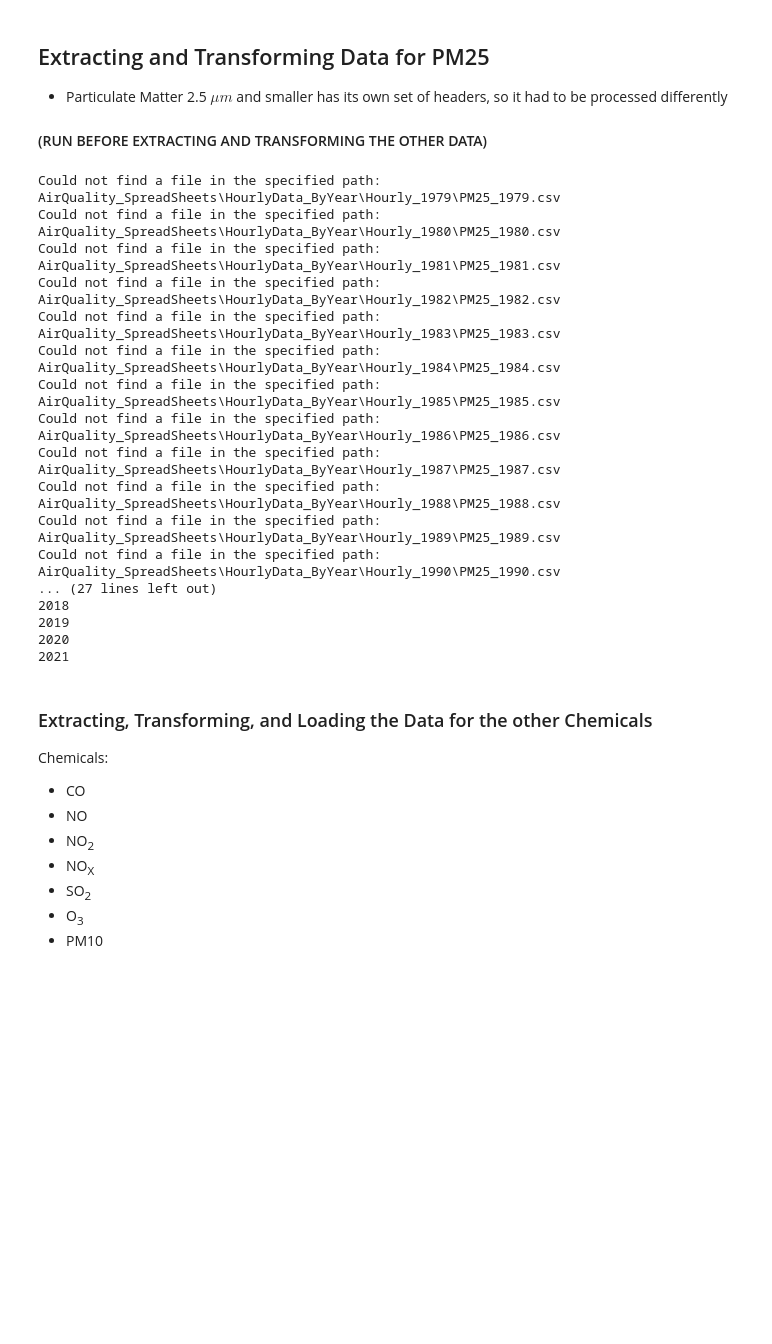
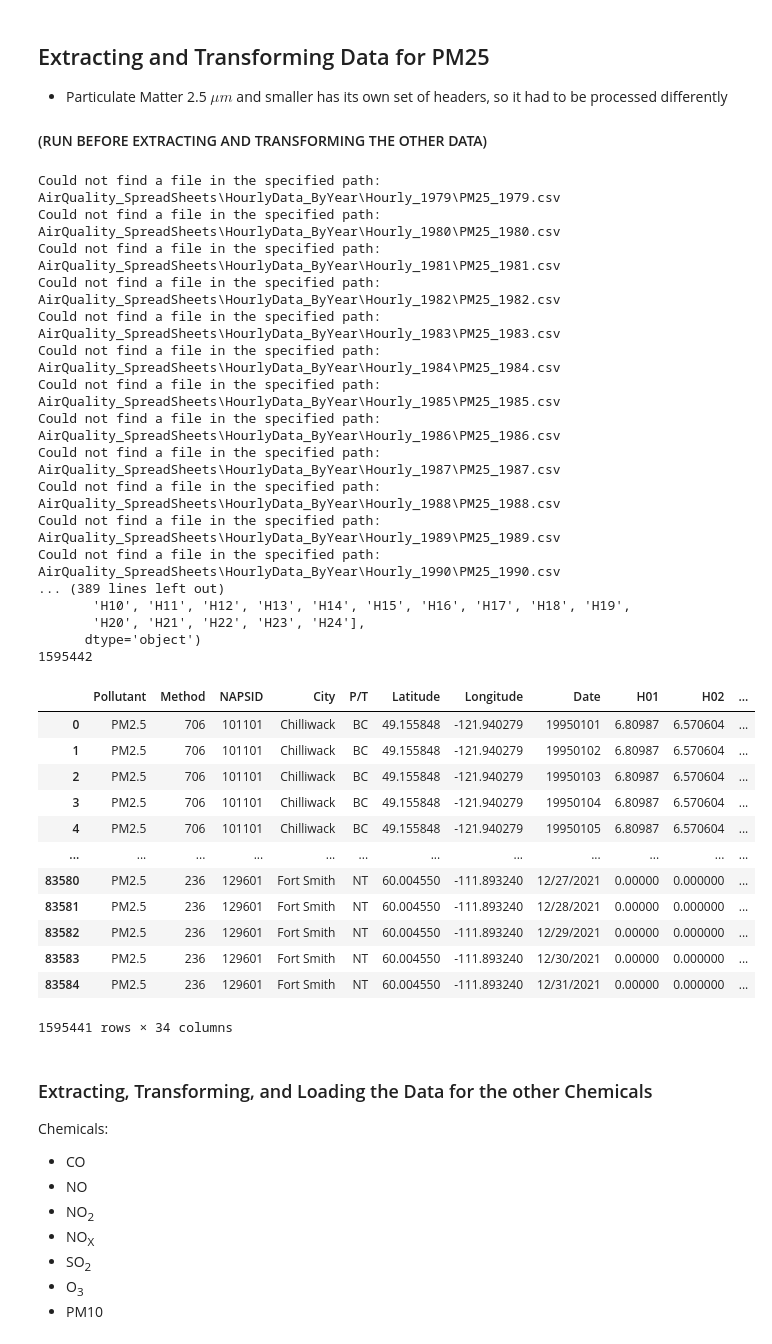
Before and after one commit to AhmadElmasri1/CSI4142_Group13_AirQuality_DataMart, a Jupyter notebook: Staging_Data.ipynb, the cells around one changed output. Cells and saved outputs as stored; diff of their text form; code cells hidden in the pictures; blank space fills up the shorter version.

```diff
--- a/Staging_Data.ipynb
+++ b/Staging_Data.ipynb
@@ -127,8 +126,7 @@ for year_holder in year_list:
 
 
     except:
-        #print('Could not find a file in the specified path')
-        pass
+        print('Could not find a file in the specified path: ' + path_string)
 
     if file_holder is not None:
         csv_reader = csv.reader(file_holder)
@@ -150,13 +148,10 @@ for year_holder in year_list:
         df_holder = pd.read_csv(path_string,encoding='ISO-8859-1',skiprows=data_start_index)
         df_holder.columns = total_pm25_dataframe.columns # Set the column names to be the same so we can combine dataframes
         # print(df_holder.head())
-        df_holder['Unit'] ='µg/m3'
-        df_holder['Unit'] = df_holder['Unit'].astype(str)
+
 
         total_pm25_dataframe = pd.concat([total_pm25_dataframe, df_holder])
 
-    except:
-        print('Could not find a file in the specified path: ' + path_string)
 
 
 # Need to impute values
@@ -167,38 +162,54 @@ start_column = total_pm25_dataframe.columns.get_loc('H01')
 end_column = total_pm25_dataframe.columns.get_loc('H24')
 # for i in range(num_rows):
 for j in range(start_column,end_column+1):
     total_pm25_dataframe.iloc[:,j] = total_pm25_dataframe.iloc[:,j].apply(pd.to_numeric)
     total_pm25_dataframe.iloc[:,j] = total_pm25_dataframe.iloc[:,j].replace(np.nan,total_pm25_dataframe.iloc[:,j].mean())
+#Add a new column Unit
+total_pm25_dataframe['Unit'] ='µg/m3'
+total_pm25_dataframe['Unit'] = total_pm25_dataframe['Unit'].astype(str)
 
 total_pm25_dataframe['Fact_Index'] = range(1, total_pm25_dataframe.shape[0] + 1)
 
 fact_index = total_pm25_dataframe.shape[0] + 1
 print(fact_index)
 try:
     total_pm25_dataframe.to_csv( 'PM25' + '_Total_Data.csv', encoding='utf-8', index=False)
 except:
      print('Failed to create csv file')
 total_pm25_dataframe
 #total_dataframe
 #total_dataframe.to_csv('CO_Total_Data.csv', encoding='utf-8', index=False)
 # %% [output]
 Could not find a file in the specified path: AirQuality_SpreadSheets\HourlyData_ByYear\Hourly_1979\PM25_1979.csv
 Could not find a file in the specified path: AirQuality_SpreadSheets\HourlyData_ByYear\Hourly_1980\PM25_1980.csv
 Could not find a file in the specified path: AirQuality_SpreadSheets\HourlyData_ByYear\Hourly_1981\PM25_1981.csv
 Could not find a file in the specified path: AirQuality_SpreadSheets\HourlyData_ByYear\Hourly_1982\PM25_1982.csv
 Could not find a file in the specified path: AirQuality_SpreadSheets\HourlyData_ByYear\Hourly_1983\PM25_1983.csv
 Could not find a file in the specified path: AirQuality_SpreadSheets\HourlyData_ByYear\Hourly_1984\PM25_1984.csv
 Could not find a file in the specified path: AirQuality_SpreadSheets\HourlyData_ByYear\Hourly_1985\PM25_1985.csv
 Could not find a file in the specified path: AirQuality_SpreadSheets\HourlyData_ByYear\Hourly_1986\PM25_1986.csv
 Could not find a file in the specified path: AirQuality_SpreadSheets\HourlyData_ByYear\Hourly_1987\PM25_1987.csv
 Could not find a file in the specified path: AirQuality_SpreadSheets\HourlyData_ByYear\Hourly_1988\PM25_1988.csv
 Could not find a file in the specified path: AirQuality_SpreadSheets\HourlyData_ByYear\Hourly_1989\PM25_1989.csv
 Could not find a file in the specified path: AirQuality_SpreadSheets\HourlyData_ByYear\Hourly_1990\PM25_1990.csv
-... (27 lines left out)
-2018
-2019
-2020
-2021
+... (389 lines left out)
+       'H10', 'H11', 'H12', 'H13', 'H14', 'H15', 'H16', 'H17', 'H18', 'H19',
+       'H20', 'H21', 'H22', 'H23', 'H24'],
+      dtype='object')
+1595442
+|  | Pollutant | Method | NAPSID | City | P/T | Latitude | Longitude | Date | H01 | H02 | ... |
+| 0 | PM2.5 | 706 | 101101 | Chilliwack | BC | 49.155848 | -121.940279 | 19950101 | 6.80987 | 6.570604 | ... |
+| 1 | PM2.5 | 706 | 101101 | Chilliwack | BC | 49.155848 | -121.940279 | 19950102 | 6.80987 | 6.570604 | ... |
+| 2 | PM2.5 | 706 | 101101 | Chilliwack | BC | 49.155848 | -121.940279 | 19950103 | 6.80987 | 6.570604 | ... |
+| 3 | PM2.5 | 706 | 101101 | Chilliwack | BC | 49.155848 | -121.940279 | 19950104 | 6.80987 | 6.570604 | ... |
+| 4 | PM2.5 | 706 | 101101 | Chilliwack | BC | 49.155848 | -121.940279 | 19950105 | 6.80987 | 6.570604 | ... |
+| ... | ... | ... | ... | ... | ... | ... | ... | ... | ... | ... | ... |
+| 83580 | PM2.5 | 236 | 129601 | Fort Smith | NT | 60.004550 | -111.893240 | 12/27/2021 | 0.00000 | 0.000000 | ... |
+| 83581 | PM2.5 | 236 | 129601 | Fort Smith | NT | 60.004550 | -111.893240 | 12/28/2021 | 0.00000 | 0.000000 | ... |
+| 83582 | PM2.5 | 236 | 129601 | Fort Smith | NT | 60.004550 | -111.893240 | 12/29/2021 | 0.00000 | 0.000000 | ... |
+| 83583 | PM2.5 | 236 | 129601 | Fort Smith | NT | 60.004550 | -111.893240 | 12/30/2021 | 0.00000 | 0.000000 | ... |
+| 83584 | PM2.5 | 236 | 129601 | Fort Smith | NT | 60.004550 | -111.893240 | 12/31/2021 | 0.00000 | 0.000000 | ... |
+1595441 rows × 34 columns
 # %% [markdown]
 ### Extracting, Transforming, and Loading the Data for the other Chemicals
 Chemicals:
```
Also changed, not shown: parts of 3 cells of this notebook.
